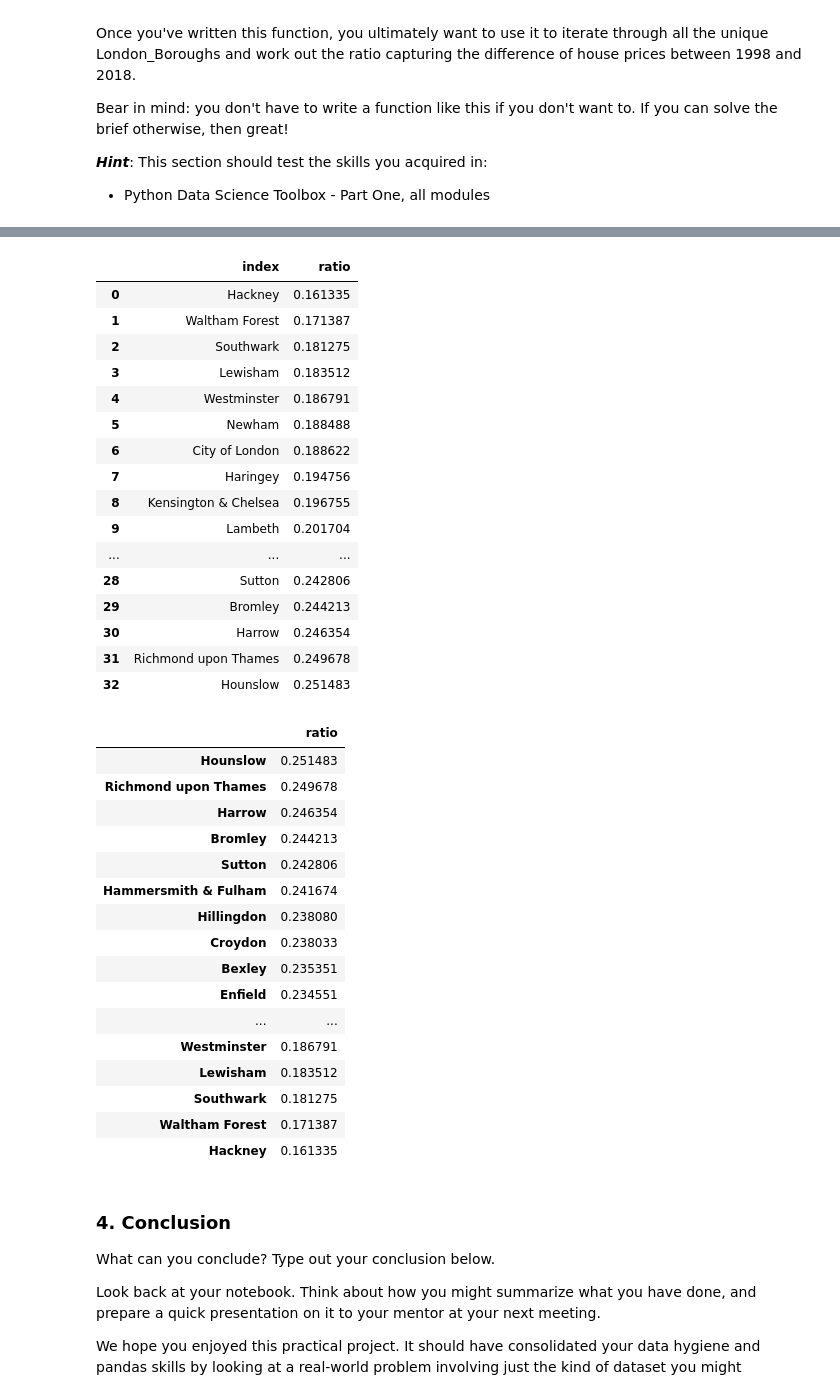
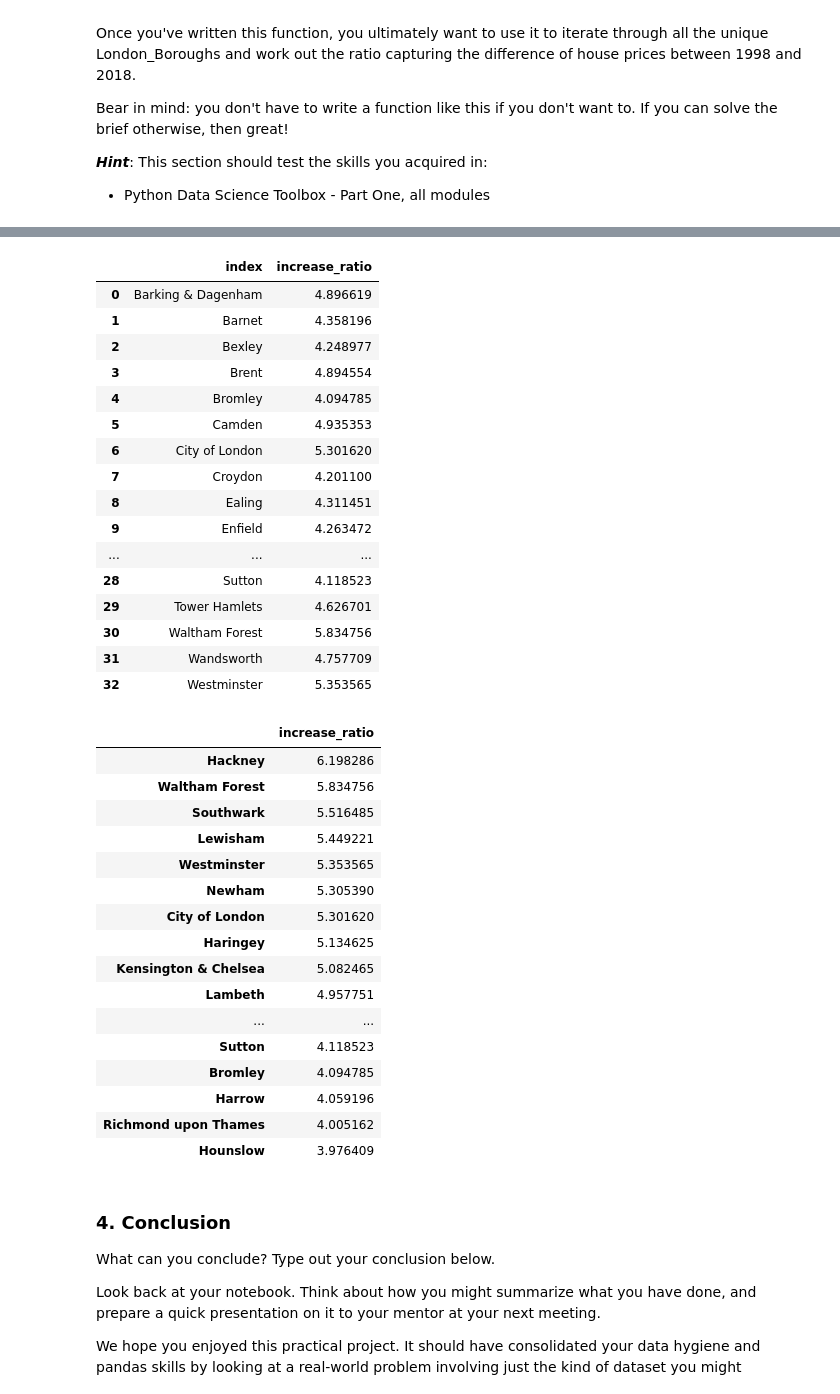
Before and after one commit to waglek/Springboard, a Jupyter notebook: KW_Unit4ChallengeTier3.ipynb, the cells around one changed output, grey strips where cells are left out. Saved outputs shown, nothing was run; the diff lists cells and outputs as text; code cells hidden in the pictures.

```diff
--- a/KW_Unit4ChallengeTier3.ipynb
+++ b/KW_Unit4ChallengeTier3.ipynb
@@ -264,7 +264,7 @@ Bear in mind: you don't have to write a function like this if you don't want to.
 def create_price_ratio(x):
     price_1998 = float(x.loc[x['year'] == 1998, 'Average_Price'])
     price_2018 = float(x.loc[x['year'] == 2018, 'Average_Price'])
-    ratio = price_1998/price_2018
+    ratio = price_2018/price_1998
     return ratio
 # %%
 final = {}
@@ -322,45 +322,45 @@ result_T.reset_index()
 # %%
-result_T.rename(columns={'index':'Borough', 0:'ratio'}, inplace=True)
+result_T.rename(columns={'index':'Borough', 0:'increase_ratio'}, inplace=True)
 result_T.reset_index()
 # %% [output]
-|  | index | ratio |
-| 0 | Hackney | 0.161335 |
-| 1 | Waltham Forest | 0.171387 |
-| 2 | Southwark | 0.181275 |
-| 3 | Lewisham | 0.183512 |
-| 4 | Westminster | 0.186791 |
-| 5 | Newham | 0.188488 |
-| 6 | City of London | 0.188622 |
-| 7 | Haringey | 0.194756 |
-| 8 | Kensington & Chelsea | 0.196755 |
-| 9 | Lambeth | 0.201704 |
+|  | index | increase_ratio |
+| 0 | Barking & Dagenham | 4.896619 |
+| 1 | Barnet | 4.358196 |
+| 2 | Bexley | 4.248977 |
+| 3 | Brent | 4.894554 |
+| 4 | Bromley | 4.094785 |
+| 5 | Camden | 4.935353 |
+| 6 | City of London | 5.301620 |
+| 7 | Croydon | 4.201100 |
+| 8 | Ealing | 4.311451 |
+| 9 | Enfield | 4.263472 |
 | ... | ... | ... |
-| 28 | Sutton | 0.242806 |
-| 29 | Bromley | 0.244213 |
-| 30 | Harrow | 0.246354 |
-| 31 | Richmond upon Thames | 0.249678 |
-| 32 | Hounslow | 0.251483 |
+| 28 | Sutton | 4.118523 |
+| 29 | Tower Hamlets | 4.626701 |
+| 30 | Waltham Forest | 5.834756 |
+| 31 | Wandsworth | 4.757709 |
+| 32 | Westminster | 5.353565 |
 # %%
-Final_result=result_T.sort_values(by='ratio', ascending = False)
+Final_result=result_T.sort_values(by='increase_ratio', ascending = False)
 Final_result
 # %% [output]
-|  | ratio |
-| Hounslow | 0.251483 |
-| Richmond upon Thames | 0.249678 |
-| Harrow | 0.246354 |
-| Bromley | 0.244213 |
-| Sutton | 0.242806 |
-| Hammersmith & Fulham | 0.241674 |
-| Hillingdon | 0.238080 |
-| Croydon | 0.238033 |
-| Bexley | 0.235351 |
-| Enfield | 0.234551 |
+|  | increase_ratio |
+| Hackney | 6.198286 |
+| Waltham Forest | 5.834756 |
+| Southwark | 5.516485 |
+| Lewisham | 5.449221 |
+| Westminster | 5.353565 |
+| Newham | 5.305390 |
+| City of London | 5.301620 |
+| Haringey | 5.134625 |
+| Kensington & Chelsea | 5.082465 |
+| Lambeth | 4.957751 |
 | ... | ... |
-| Westminster | 0.186791 |
-| Lewisham | 0.183512 |
-| Southwark | 0.181275 |
-| Waltham Forest | 0.171387 |
-| Hackney | 0.161335 |
+| Sutton | 4.118523 |
+| Bromley | 4.094785 |
+| Harrow | 4.059196 |
+| Richmond upon Thames | 4.005162 |
+| Hounslow | 3.976409 |
 # %% [markdown]
 ### 4. Conclusion
 What can you conclude? Type out your conclusion below.
```
Also changed, not shown: parts of 4 cells of this notebook.
